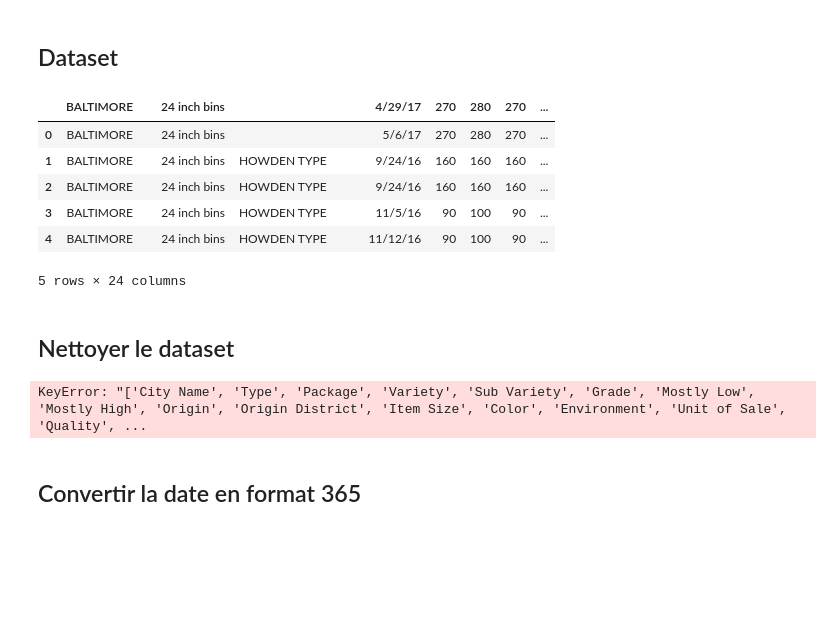
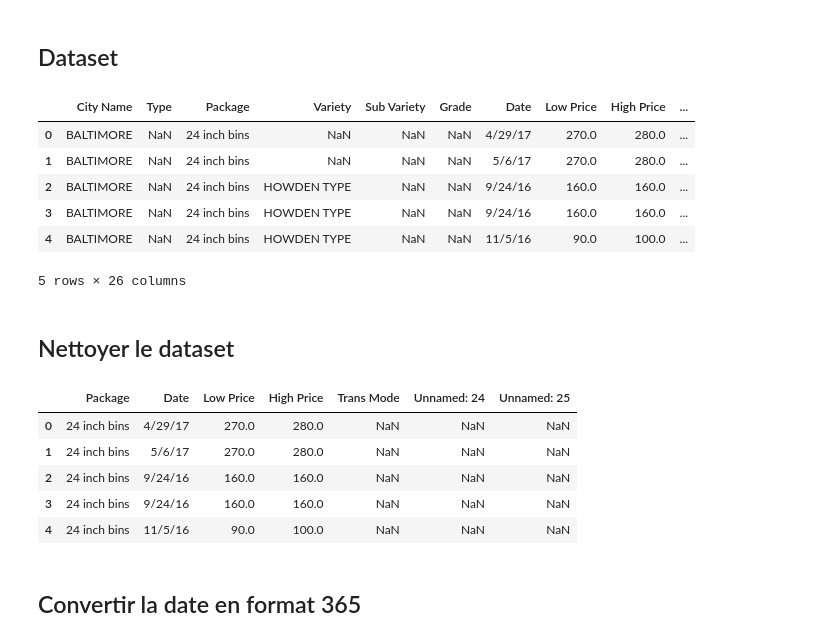
Before and after one commit to yacine-21/machine_learning, a Jupyter notebook: iteration_1.ipynb, the cells around one changed output. Drawn from its saved outputs; the diff is of its cells as text; code cells hidden in the pictures; blank space fills up the shorter version.

Commit message:
formatted column

```diff
--- a/iteration_1.ipynb
+++ b/iteration_1.ipynb
@@ -11,23 +11,30 @@ import pandas as pd
 # %% [markdown]
 ## Dataset
 # %%
-pumpkins = pd.read_csv('pumkins_base.csv')
+pumpkins = pd.read_csv('US-pumpkins.csv')
 pumpkins.head()
 # %% [output]
-|  | BALTIMORE |  | 24 inch bins |  |  |  | 4/29/17 | 270 | 280 | 270 | ... |
-| 0 | BALTIMORE |  | 24 inch bins |  |  |  | 5/6/17 | 270 | 280 | 270 | ... |
-| 1 | BALTIMORE |  | 24 inch bins | HOWDEN TYPE |  |  | 9/24/16 | 160 | 160 | 160 | ... |
-| 2 | BALTIMORE |  | 24 inch bins | HOWDEN TYPE |  |  | 9/24/16 | 160 | 160 | 160 | ... |
-| 3 | BALTIMORE |  | 24 inch bins | HOWDEN TYPE |  |  | 11/5/16 | 90 | 100 | 90 | ... |
-| 4 | BALTIMORE |  | 24 inch bins | HOWDEN TYPE |  |  | 11/12/16 | 90 | 100 | 90 | ... |
+|  | City Name | Type | Package | Variety | Sub Variety | Grade | Date | Low Price | High Price | ... |
+| 0 | BALTIMORE | NaN | 24 inch bins | NaN | NaN | NaN | 4/29/17 | 270.0 | 280.0 | ... |
+| 1 | BALTIMORE | NaN | 24 inch bins | NaN | NaN | NaN | 5/6/17 | 270.0 | 280.0 | ... |
+| 2 | BALTIMORE | NaN | 24 inch bins | HOWDEN TYPE | NaN | NaN | 9/24/16 | 160.0 | 160.0 | ... |
+| 3 | BALTIMORE | NaN | 24 inch bins | HOWDEN TYPE | NaN | NaN | 9/24/16 | 160.0 | 160.0 | ... |
+| 4 | BALTIMORE | NaN | 24 inch bins | HOWDEN TYPE | NaN | NaN | 11/5/16 | 90.0 | 100.0 | ... |
-5 rows × 24 columns
+5 rows × 26 columns
 # %% [markdown]
 ## Nettoyer le dataset
 # %%
 # drop columns City Name
-pumpkins = pumpkins.drop(['City Name', 'Type', 'Package', 'Variety', 'Sub Variety', 'Grade', 'Mostly Low', 'Mostly High', 'Origin', 'Origin District', 'Item Size', 'Color', 'Environment', 'Unit of Sale', 'Quality', 'Condition', 'Appearance', 'Storage', 'Crop', 'Repack'], axis=1)
+pumpkins = pumpkins.drop(['City Name', 'Type', 'Variety', 'Sub Variety', 'Grade', 'Mostly Low', 'Mostly High', 'Origin', 'Origin District', 'Item Size', 'Color', 'Environment', 'Unit of Sale', 'Quality', 'Condition', 'Appearance', 'Storage', 'Crop', 'Repack'], axis=1)
-# %% [output]
-KeyError: "['City Name', 'Type', 'Package', 'Variety', 'Sub Variety', 'Grade', 'Mostly Low', 'Mostly High', 'Origin', 'Origin District', 'Item Size', 'Color', 'Environment', 'Unit of Sale', 'Quality', ...
+# %%
+pumpkins.head()
+# %% [output]
+|  | Package | Date | Low Price | High Price | Trans Mode | Unnamed: 24 | Unnamed: 25 |
+| 0 | 24 inch bins | 4/29/17 | 270.0 | 280.0 | NaN | NaN | NaN |
+| 1 | 24 inch bins | 5/6/17 | 270.0 | 280.0 | NaN | NaN | NaN |
+| 2 | 24 inch bins | 9/24/16 | 160.0 | 160.0 | NaN | NaN | NaN |
+| 3 | 24 inch bins | 9/24/16 | 160.0 | 160.0 | NaN | NaN | NaN |
+| 4 | 24 inch bins | 11/5/16 | 90.0 | 100.0 | NaN | NaN | NaN |
 # %% [markdown]
 ## Convertir la date en format 365
 # %%
```
Also changed, not shown: parts of 5 cells of this notebook, 1 other file.
